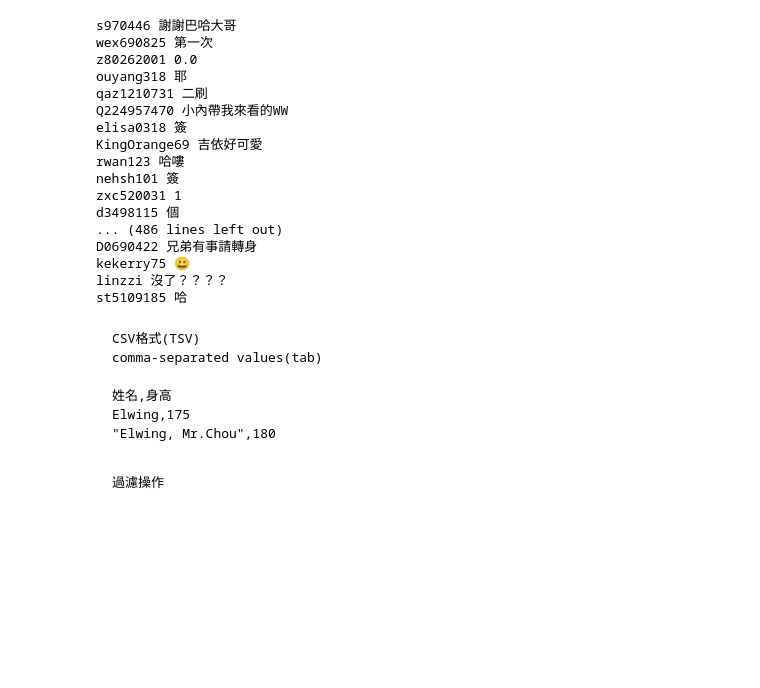
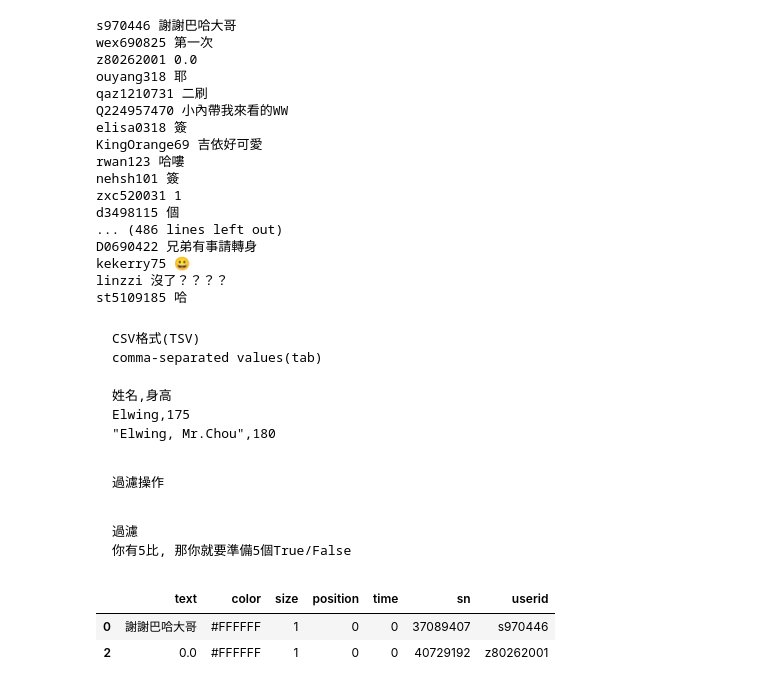
Before and after one commit to Elwing-Chou/tiba_night_0422, a Jupyter notebook: tibame_night_0513.ipynb, the cells around one changed output. Drawn from its saved outputs; the diff is of its cells as text; code cells hidden in the pictures; blank space fills up the shorter version.

````diff
--- a/tibame_night_0513.ipynb
+++ b/tibame_night_0513.ipynb
@@ -209,3 +209,17 @@ df["userid"]
 # 取多航
 cols = ["userid", "text"]
 df[cols]
+# %% [markdown]
+```
+過濾
+你有5比, 那你就要準備5個True/False
+```
+# %%
+df_3 = df.head(3)
+fil = [True, False, True]
+# 過濾: df[跟你資料筆數的True/False]
+df_3[fil]
+# %% [output]
+|  | text | color | size | position | time | sn | userid |
+| 0 | 謝謝巴哈大哥 | #FFFFFF | 1 | 0 | 0 | 37089407 | s970446 |
+| 2 | 0.0 | #FFFFFF | 1 | 0 | 0 | 40729192 | z80262001 |
````
